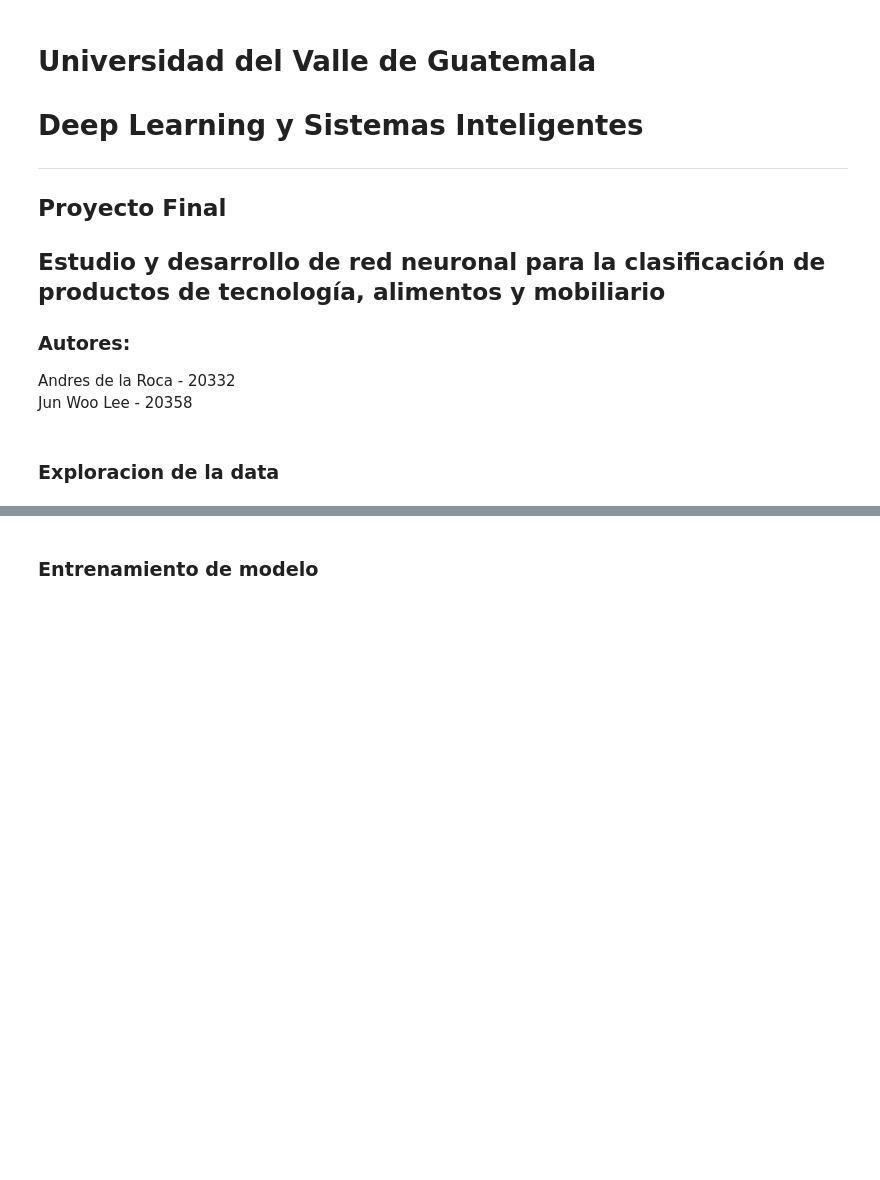
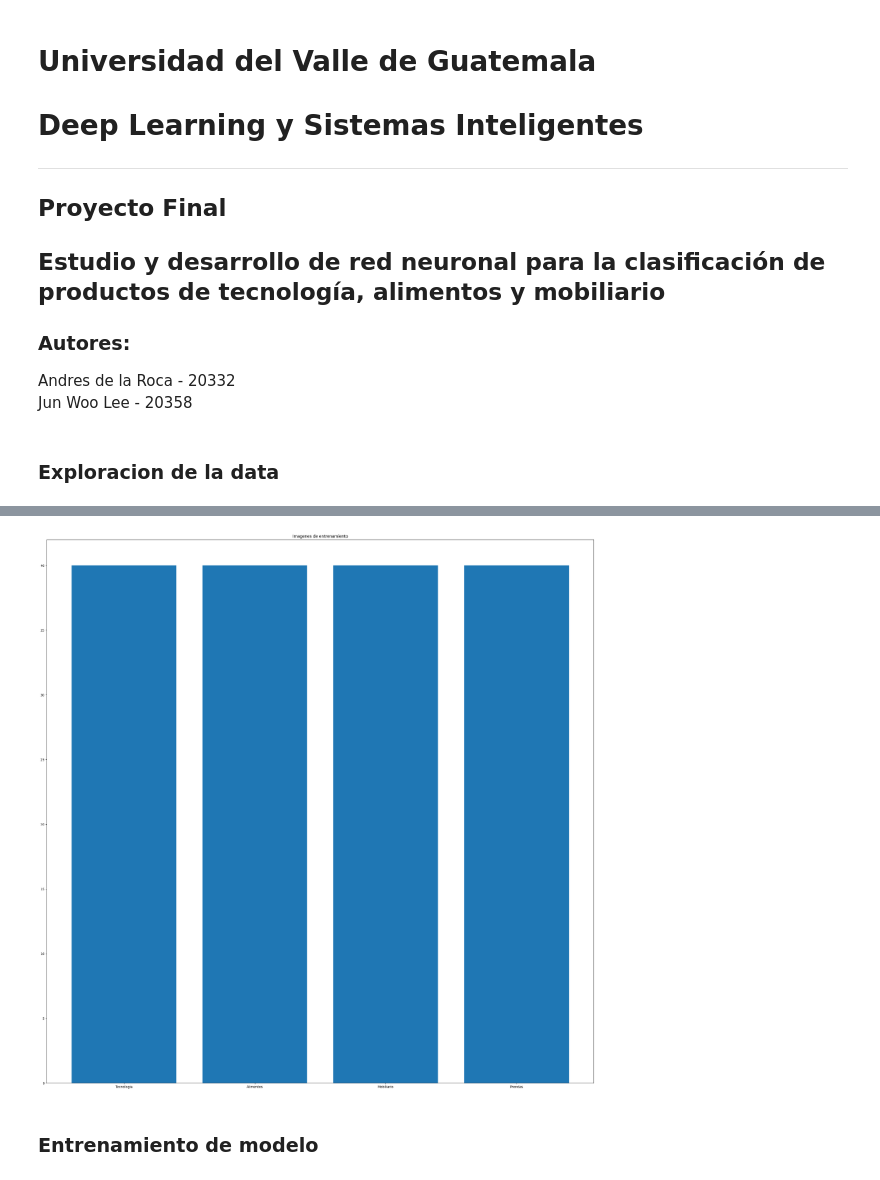
Before and after one commit to andresdlRoca/retail_products_classification, a Jupyter notebook: classification.ipynb, the cells around one changed output, grey strips where cells are left out. Cells and saved outputs as stored; diff of their text form; code cells hidden in the pictures; blank space fills up the shorter version.

Commit message:
Avances en la exploracion y estadarizacion del dataset

```diff
--- a/classification.ipynb
+++ b/classification.ipynb
@@ -45,0 +74,3 @@ test_path = dataset + "test/"
+# %%
+df_train = pd.read_csv("./dataset/train.csv")
+df_test = pd.read_csv("./dataset/test.csv")
@@ -45,0 +142,14 @@ test_path = dataset + "test/"
+# %%
+categories = {
+    "0": "Tecnologia",
+    "1": "Alimentos",
+    "2": "Mobiliario",
+    "3": "Prendas"
+}
+# %%
+df_train["category"] = df_train["category"].astype(str)
+df_test["category"] = df_test["category"].astype(str)
+# %%
+# Reemplazando los valores de las categorias por su nombre
+df_train["category"] = df_train["category"].replace(categories)
+df_test["category"] = df_test["category"].replace(categories)
@@ -45,0 +192,8 @@ test_path = dataset + "test/"
+# %%
+# Visualizando las imagenes de entrenaiento
+plt.figure(figsize=(10, 10))
+plt.bar(df_train["category"].value_counts().index, df_train["category"].value_counts())
+plt.title("Imagenes de entrenamiento")
+plt.show()
+# %% [output]
+[figure, added]
```
Also changed, not shown: parts of 14 cells of this notebook, 40 other files.
